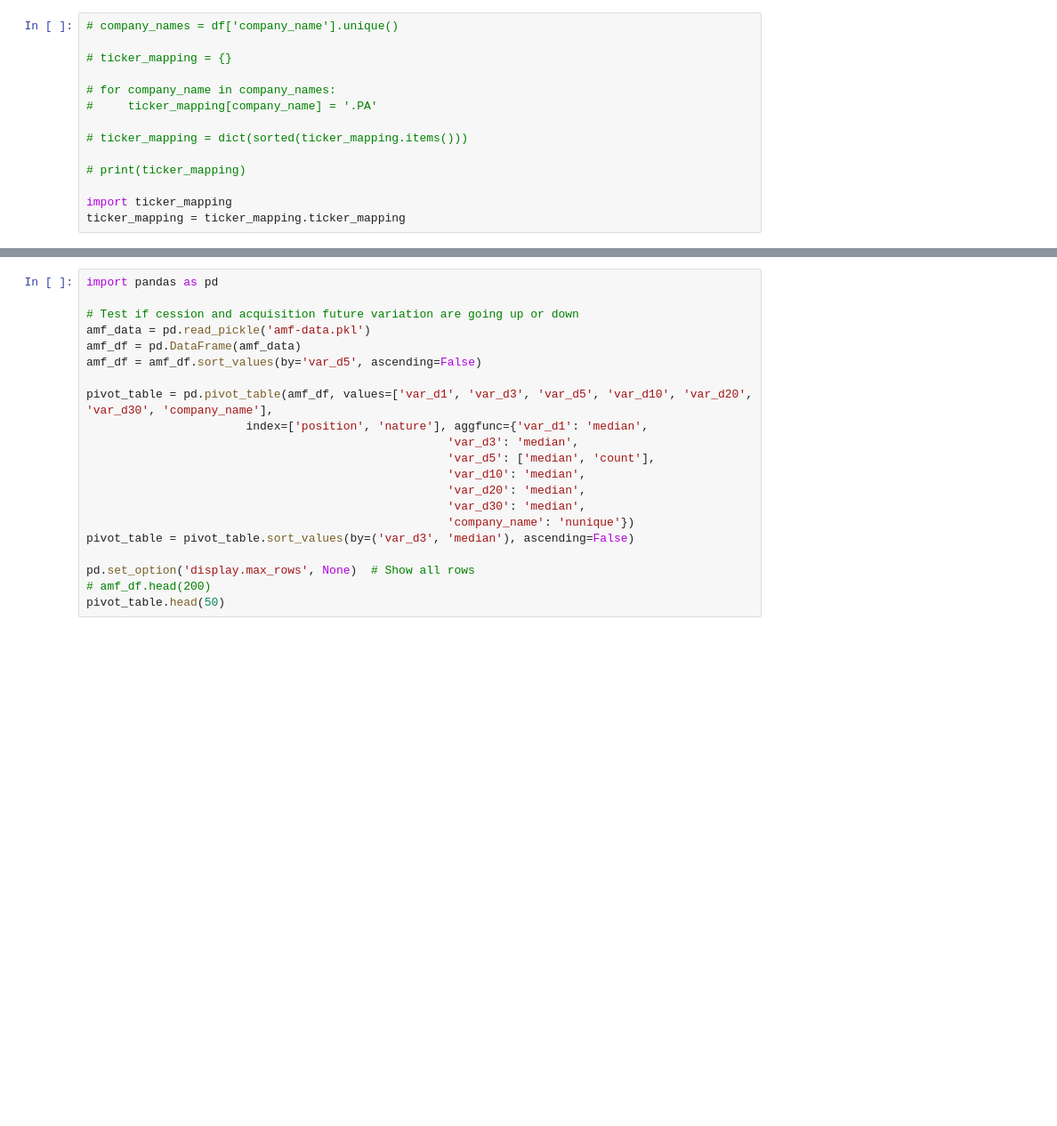
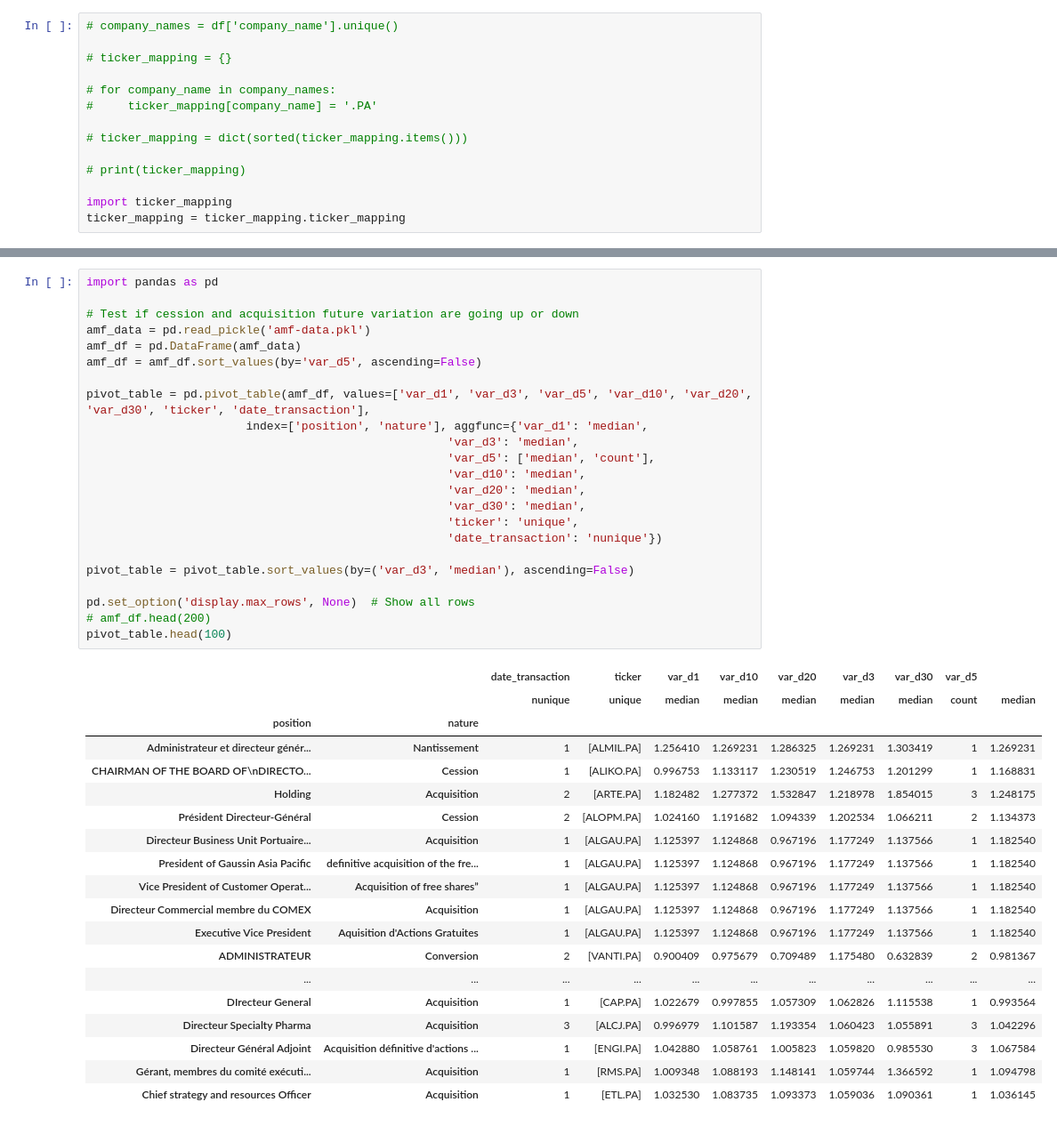
Before and after one commit to a-gdn/stock, a Jupyter notebook: ceo/extract_transform_from_AMF_PDFs.ipynb, the cells around one changed output, grey strips where cells are left out. Shown at 89% size. Cells and saved outputs as stored; diff of their text form; blank space fills up the shorter version.

Commit message:
added min, max indexes to result df, showing unique dates in pivot_table

```diff
--- a/ceo/extract_transform_from_AMF_PDFs.ipynb
+++ b/ceo/extract_transform_from_AMF_PDFs.ipynb
@@ -227,22 +316,44 @@ print(var_medians)
 # %%
 import pandas as pd
 
 # Test if cession and acquisition future variation are going up or down
 amf_data = pd.read_pickle('amf-data.pkl')
 amf_df = pd.DataFrame(amf_data)
 amf_df = amf_df.sort_values(by='var_d5', ascending=False)
 
-pivot_table = pd.pivot_table(amf_df, values=['var_d1', 'var_d3', 'var_d5', 'var_d10', 'var_d20', 'var_d30', 'company_name'],
+pivot_table = pd.pivot_table(amf_df, values=['var_d1', 'var_d3', 'var_d5', 'var_d10', 'var_d20', 'var_d30', 'ticker', 'date_transaction'],
                        index=['position', 'nature'], aggfunc={'var_d1': 'median',
                                                     'var_d3': 'median',
                                                     'var_d5': ['median', 'count'],
                                                     'var_d10': 'median',
                                                     'var_d20': 'median',
                                                     'var_d30': 'median',
-                                                    'company_name': 'nunique'})
+                                                    'ticker': 'unique',
+                                                    'date_transaction': 'nunique'})
+
 pivot_table = pivot_table.sort_values(by=('var_d3', 'median'), ascending=False)
 
 pd.set_option('display.max_rows', None)  # Show all rows
 # amf_df.head(200)
-pivot_table.head(50)
+pivot_table.head(100)
+# %% [output]
+|  |  | date_transaction | ticker | var_d1 | var_d10 | var_d20 | var_d3 | var_d30 | var_d5 |  |
+|  |  | nunique | unique | median | median | median | median | median | count | median |
+| position | nature |  |  |  |  |  |  |  |  |  |
+| Administrateur et directeur génér... | Nantissement | 1 | [ALMIL.PA] | 1.256410 | 1.269231 | 1.286325 | 1.269231 | 1.303419 | 1 | 1.269231 |
+| CHAIRMAN OF THE BOARD OF\nDIRECTO... | Cession | 1 | [ALIKO.PA] | 0.996753 | 1.133117 | 1.230519 | 1.246753 | 1.201299 | 1 | 1.168831 |
+| Holding | Acquisition | 2 | [ARTE.PA] | 1.182482 | 1.277372 | 1.532847 | 1.218978 | 1.854015 | 3 | 1.248175 |
+| Président Directeur-Général | Cession | 2 | [ALOPM.PA] | 1.024160 | 1.191682 | 1.094339 | 1.202534 | 1.066211 | 2 | 1.134373 |
+| Directeur Business Unit Portuaire... | Acquisition | 1 | [ALGAU.PA] | 1.125397 | 1.124868 | 0.967196 | 1.177249 | 1.137566 | 1 | 1.182540 |
+| President of Gaussin Asia Pacific | definitive acquisition of the fre... | 1 | [ALGAU.PA] | 1.125397 | 1.124868 | 0.967196 | 1.177249 | 1.137566 | 1 | 1.182540 |
+| Vice President of Customer Operat... | Acquisition of free shares” | 1 | [ALGAU.PA] | 1.125397 | 1.124868 | 0.967196 | 1.177249 | 1.137566 | 1 | 1.182540 |
+| Directeur Commercial membre du COMEX | Acquisition | 1 | [ALGAU.PA] | 1.125397 | 1.124868 | 0.967196 | 1.177249 | 1.137566 | 1 | 1.182540 |
+| Executive Vice President | Aquisition d'Actions Gratuites | 1 | [ALGAU.PA] | 1.125397 | 1.124868 | 0.967196 | 1.177249 | 1.137566 | 1 | 1.182540 |
+| ADMINISTRATEUR | Conversion | 2 | [VANTI.PA] | 0.900409 | 0.975679 | 0.709489 | 1.175480 | 0.632839 | 2 | 0.981367 |
+| ... | ... | ... | ... | ... | ... | ... | ... | ... | ... | ... |
+| DIrecteur General | Acquisition | 1 | [CAP.PA] | 1.022679 | 0.997855 | 1.057309 | 1.062826 | 1.115538 | 1 | 0.993564 |
+| Directeur Specialty Pharma | Acquisition | 3 | [ALCJ.PA] | 0.996979 | 1.101587 | 1.193354 | 1.060423 | 1.055891 | 3 | 1.042296 |
+| Directeur Général Adjoint | Acquisition définitive d'actions ... | 1 | [ENGI.PA] | 1.042880 | 1.058761 | 1.005823 | 1.059820 | 0.985530 | 3 | 1.067584 |
+| Gérant, membres du comité exécuti... | Acquisition | 1 | [RMS.PA] | 1.009348 | 1.088193 | 1.148141 | 1.059744 | 1.366592 | 1 | 1.094798 |
+| Chief strategy and resources Officer | Acquisition | 1 | [ETL.PA] | 1.032530 | 1.083735 | 1.093373 | 1.059036 | 1.090361 | 1 | 1.036145 |
 # %%
```
Also changed, not shown: parts of 9 cells of this notebook.
